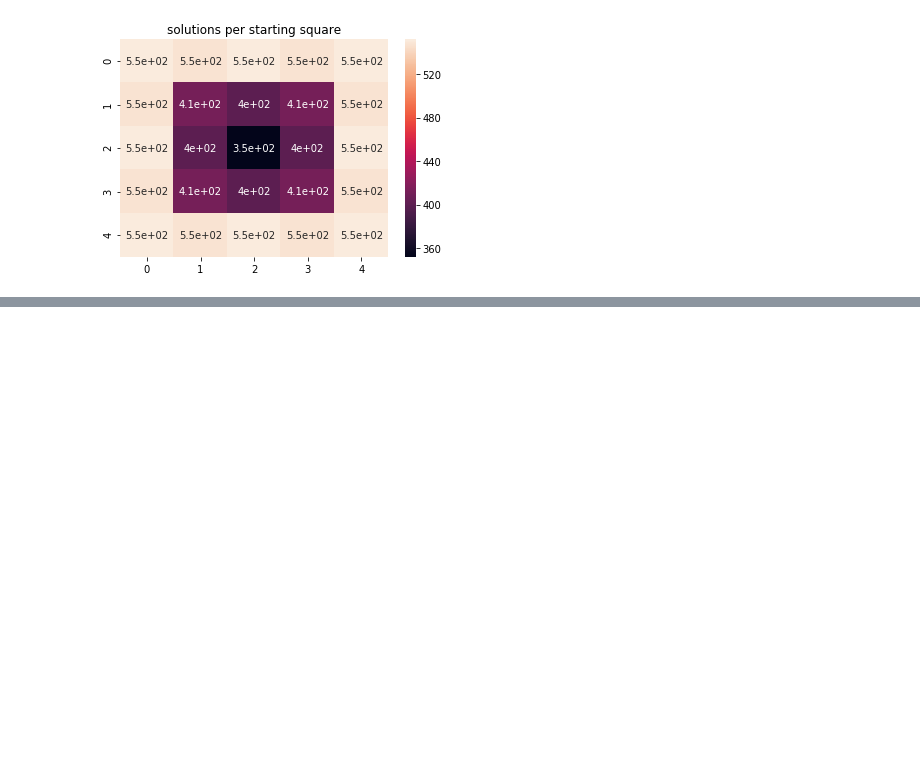
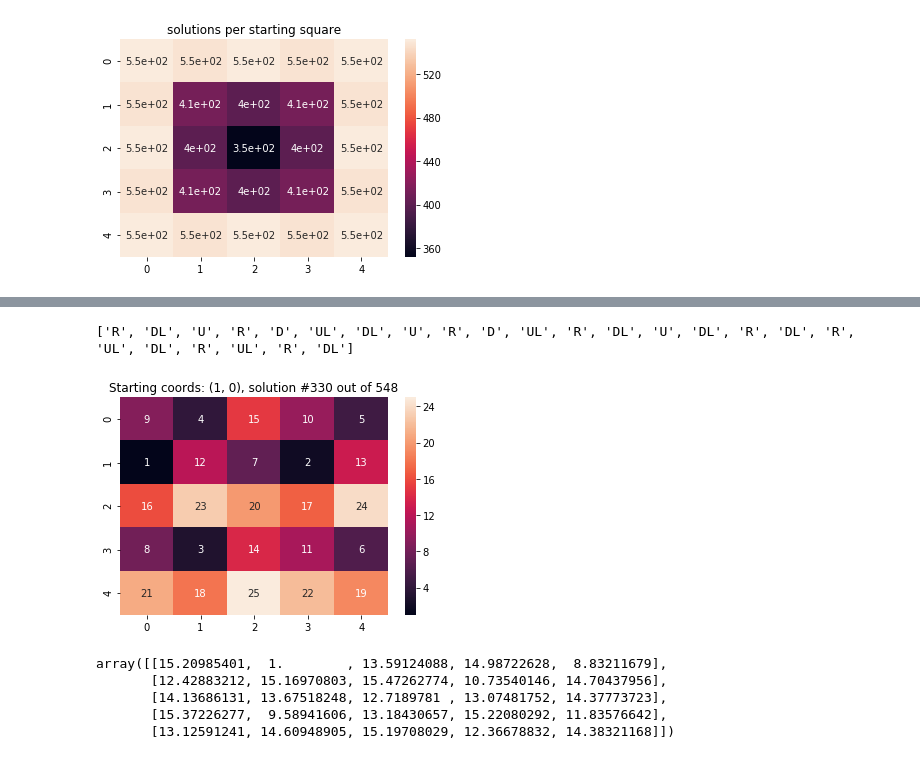
Before and after one commit to rshnn/grid-game, a Jupyter notebook: grid-game.ipynb, the cells around one changed output, grey strips where cells are left out. Drawn from its saved outputs; the diff is of its cells as text; code cells hidden in the pictures; blank space fills up the shorter version.

```diff
--- a/grid-game.ipynb
+++ b/grid-game.ipynb
@@ -84,0 +91,22 @@ utilities.plot_some_random_solution_idc_which_one(solutions);
+# %%
+fig, path = utilities.plot_some_random_solution_idc_which_one(solutions);
+print(path)
+# %% [output]
+['R', 'DL', 'U', 'R', 'D', 'UL', 'DL', 'U', 'R', 'D', 'UL', 'R', 'DL', 'U', 'DL', 'R', 'DL', 'R', 'UL', 'DL', 'R', 'UL', 'R', 'DL']
+[figure, added]
+# %%
+sol = solutions[1]
+
+avg_grid = np.zeros([5,5])
+
+# for sol in solutions:
+for state in sol[1]:
+    avg_grid += state.grid.grid
+avg_grid = avg_grid / len(sol[1])
+avg_grid
+# %% [output]
+array([[15.20985401,  1.        , 13.59124088, 14.98722628,  8.83211679],
+       [12.42883212, 15.16970803, 15.47262774, 10.73540146, 14.70437956],
+       [14.13686131, 13.67518248, 12.7189781 , 13.07481752, 14.37773723],
+       [15.37226277,  9.58941606, 13.18430657, 15.22080292, 11.83576642],
+       [13.12591241, 14.60948905, 15.19708029, 12.36678832, 14.38321168]])
```
Also changed, not shown: parts of 3 cells of this notebook, 1 other file.
